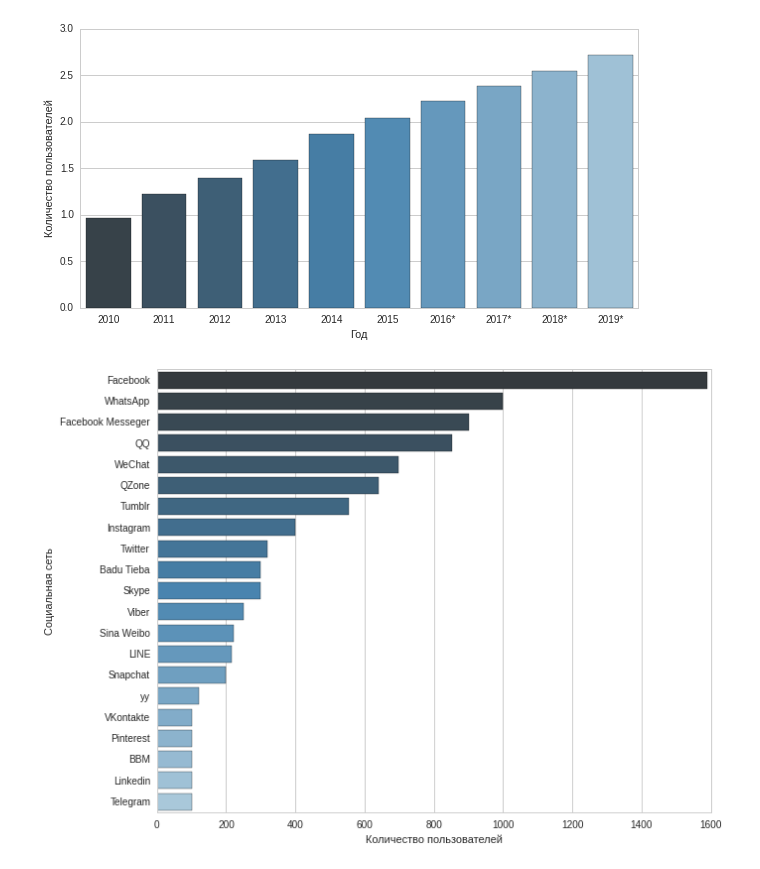
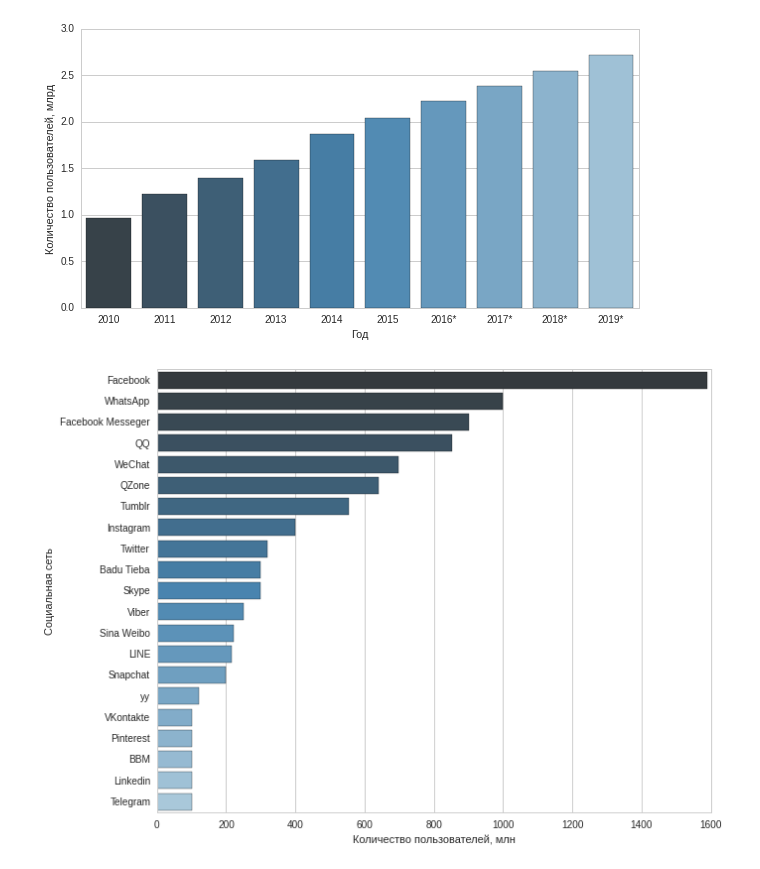
Before and after one commit to eanioner/Diploma, a Jupyter notebook: BuildGraphs.ipynb, the cells around one changed output. Saved outputs shown, nothing was run; the diff lists cells and outputs as text; code cells hidden in the pictures.

```diff
--- a/BuildGraphs.ipynb
+++ b/BuildGraphs.ipynb
@@ -6,18 +6,18 @@ import numpy as np
 # %%
 x = ["2010","2011", "2012", "2013","2014","2015","2016*","2017*", "2018*", "2019*"]
 y = [0.97, 1.22, 1.4, 1.59, 1.87, 2.04, 2.22, 2.39, 2.55, 2.72]
 plt.figure(figsize=(10,5))
 sns.set_style("whitegrid")
 sns.barplot(x,y,palette="Blues_d")
-sns.axlabel(u"Год", u"Количество пользователей")
+sns.axlabel(u"Год", u"Количество пользователей, млрд")
 # %% [output]
-[figure, old version]
+[figure, new version]
 # %%
 x = ["Facebook", "WhatsApp", "Facebook Messeger", "QQ", "WeChat", "QZone", "Tumblr", "Instagram", "Twitter", "Badu Tieba", "Skype", "Viber", "Sina Weibo", "LINE", "Snapchat", "yy", "VKontakte", "Pinterest", "BBM", "Linkedin", "Telegram"]
 y = [1590, 1000, 900, 853, 697, 640, 555, 400, 320, 300, 300, 249, 222, 215, 200, 122, 100, 100, 100, 100, 100]
 plt.figure(figsize=(10,8))
 #sns.set_style("whitegrid")
 sns.barplot(y,x,palette="Blues_d")
-sns.axlabel(u'Количество пользователей', u'Социальная сеть')
+sns.axlabel(u'Количество пользователей, млн', u'Социальная сеть')
 # %% [output]
-[figure, old version]
+[figure, new version]
```
Also changed, not shown: 10 other files.
